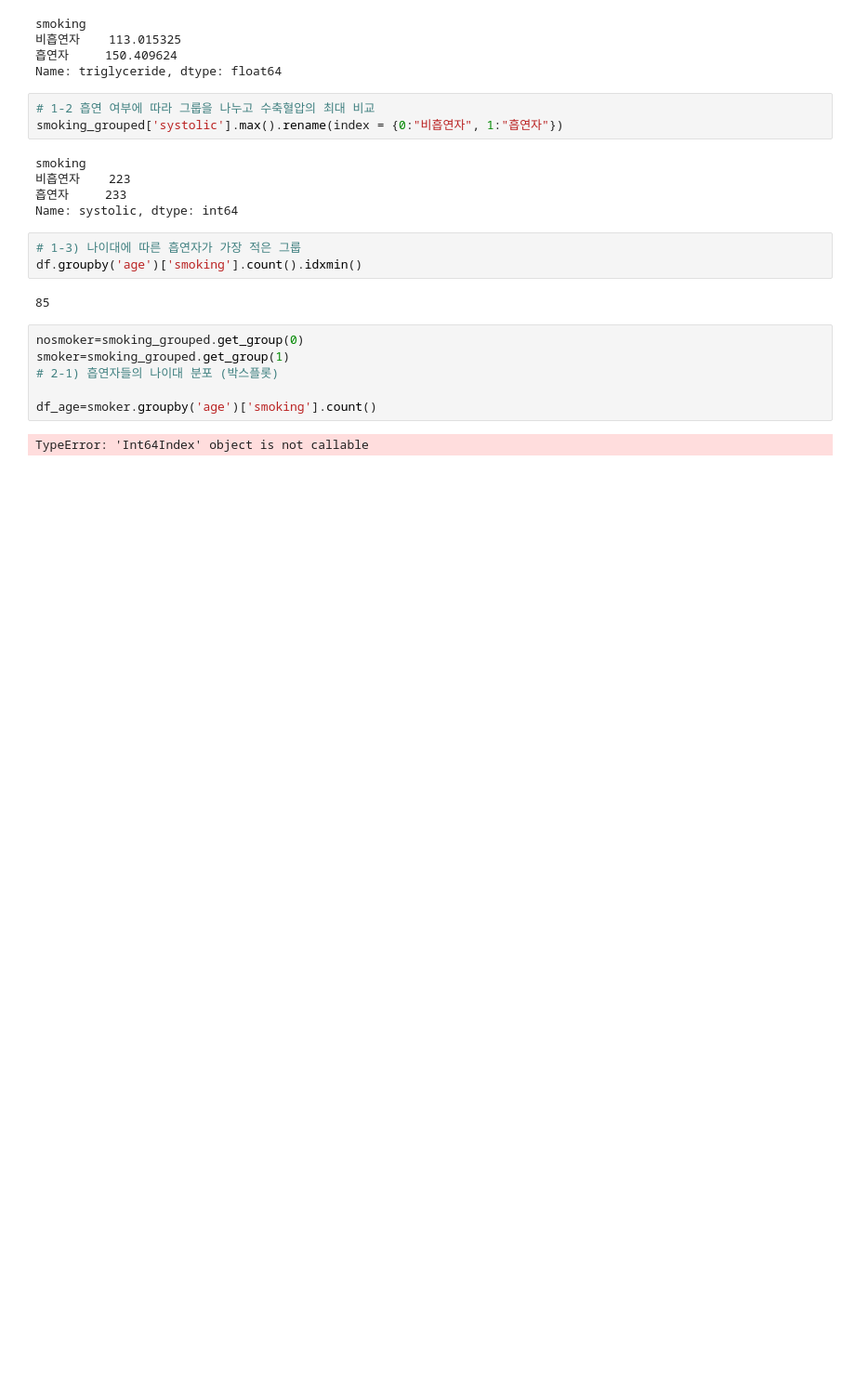
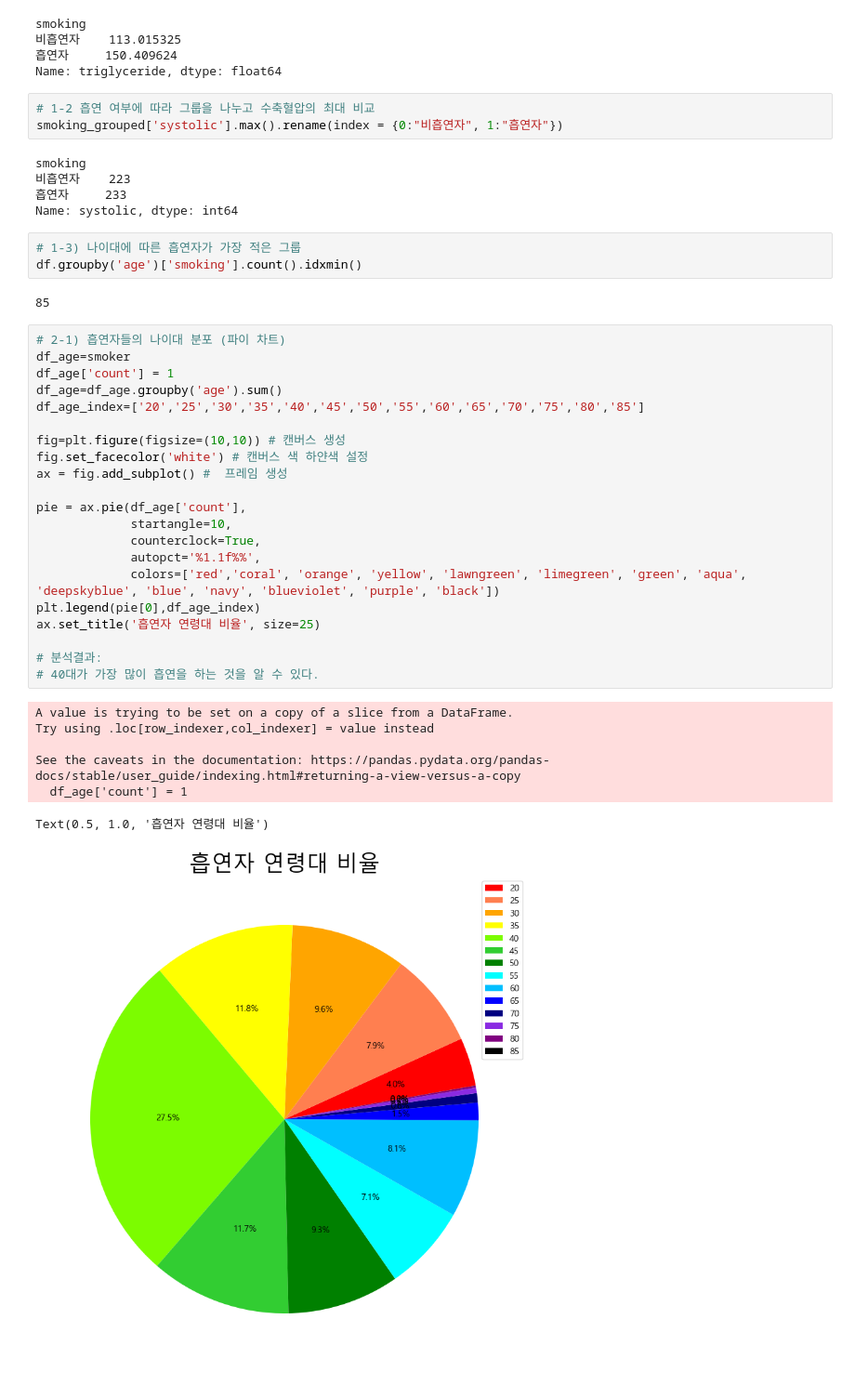
Before and after one commit to bokob/OpenSourceDevelopProject_Final, a Jupyter notebook: Final.ipynb, the cells around one changed output. Shown: that part at 93% size. Drawn from its saved outputs; the diff is of its cells as text; blank space fills up the shorter version.

```diff
--- a/Final.ipynb
+++ b/Final.ipynb
@@ -116,11 +153,32 @@ Name: systolic, dtype: int64
 df.groupby('age')['smoking'].count().idxmin()
 # %% [output]
 85
-# %%
-nosmoker=smoking_grouped.get_group(0)
-smoker=smoking_grouped.get_group(1)
-# 2-1) 흡연자들의 나이대 분포 (박스플롯)
-
-df_age=smoker.groupby('age')['smoking'].count()
-# %% [output]
-TypeError: 'Int64Index' object is not callable
+# %%
+# 2-1) 흡연자들의 나이대 분포 (파이 차트)
+df_age=smoker
+df_age['count'] = 1
+df_age=df_age.groupby('age').sum()
+df_age_index=['20','25','30','35','40','45','50','55','60','65','70','75','80','85']
+
+fig=plt.figure(figsize=(10,10)) # 캔버스 생성
+fig.set_facecolor('white') # 캔버스 색 하얀색 설정
+ax = fig.add_subplot() #  프레임 생성
+
+pie = ax.pie(df_age['count'],
+             startangle=10,
+             counterclock=True,
+             autopct='%1.1f%%',
+             colors=['red','coral', 'orange', 'yellow', 'lawngreen', 'limegreen', 'green', 'aqua', 'deepskyblue', 'blue', 'navy', 'blueviolet', 'purple', 'black'])
+plt.legend(pie[0],df_age_index)
+ax.set_title('흡연자 연령대 비율', size=25)
+
+# 분석결과:
+# 40대가 가장 많이 흡연을 하는 것을 알 수 있다.
+# %% [output]
+A value is trying to be set on a copy of a slice from a DataFrame.
+Try using .loc[row_indexer,col_indexer] = value instead
+
+See the caveats in the documentation: https://pandas.pydata.org/pandas-docs/stable/user_guide/indexing.html#returning-a-view-versus-a-copy
+  df_age['count'] = 1
+Text(0.5, 1.0, '흡연자 연령대 비율')
+[figure, added]
```
Also changed, not shown: parts of 13 cells of this notebook.
